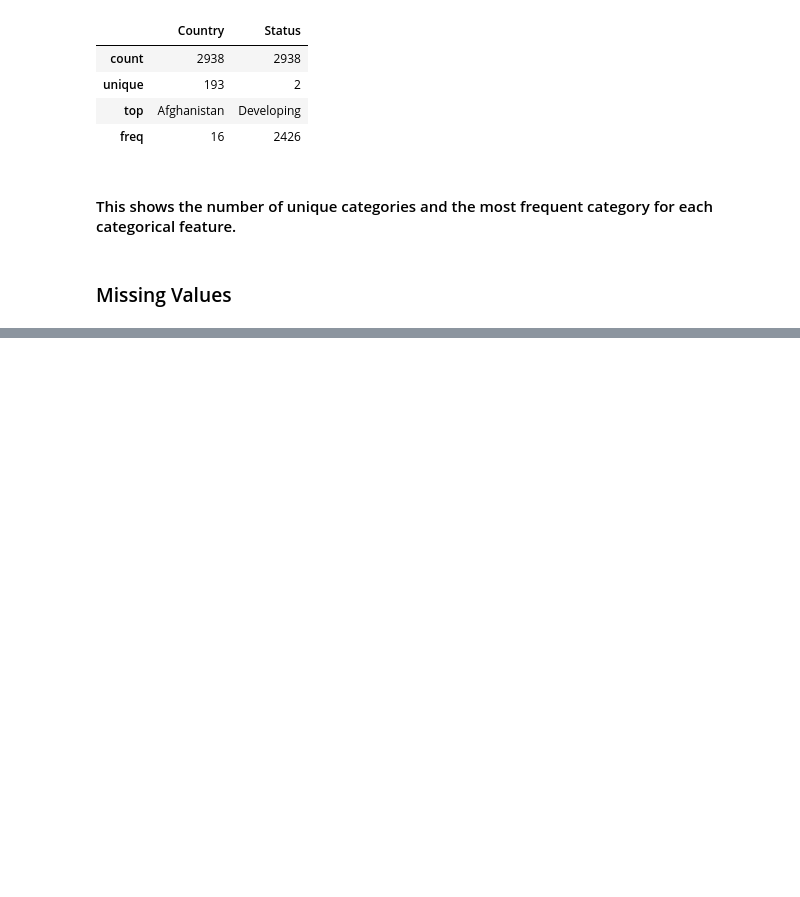
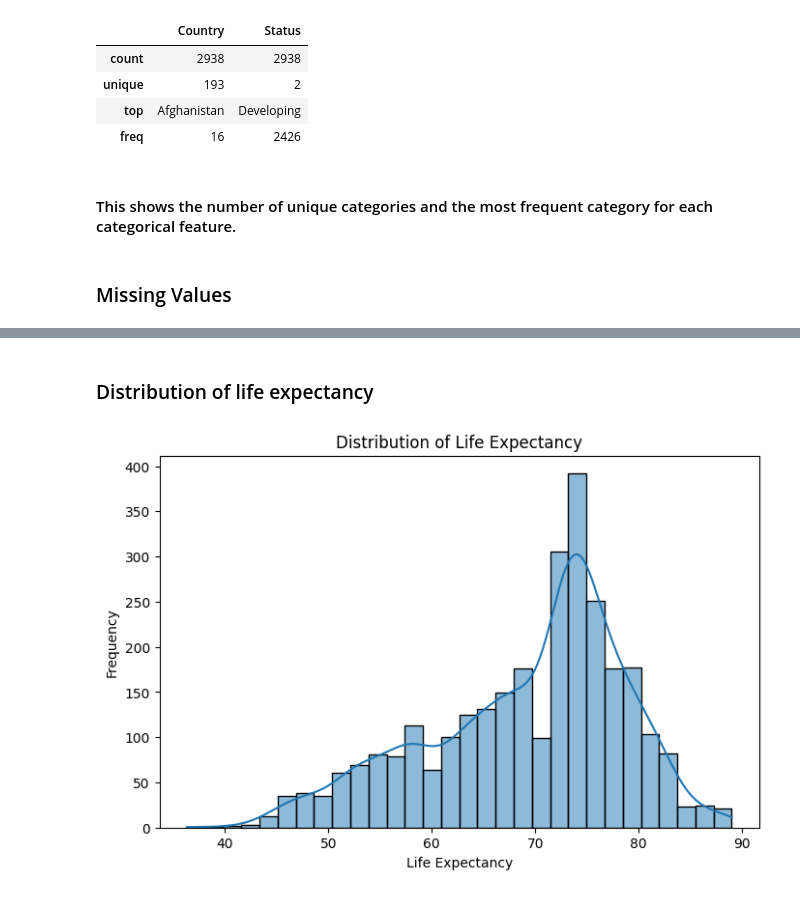
Before and after one commit to Kakul-07/EDA-Task, a Jupyter notebook: Life Expectancy/eda.ipynb, the cells around one changed output, grey strips where cells are left out. Drawn from its saved outputs; the diff is of its cells as text; code cells hidden in the pictures; blank space fills up the shorter version.

```diff
--- a/Life Expectancy/eda.ipynb
+++ b/Life Expectancy/eda.ipynb
@@ -136,0 +348,14 @@ dtype: int64
+# %%
+numeric_columns = df.select_dtypes(include=np.number).columns
+outlier_summary = []
+for column in numeric_columns:
+    Q1 = df[column].quantile(0.25)
+    Q3 = df[column].quantile(0.75)
+    IQR = Q3 - Q1
+    lower_limit = Q1 - 1.5 * IQR
+    upper_limit = Q3 + 1.5 * IQR
+    outliers = df[(df[column] < lower_limit) | (df[column] > upper_limit)]
+    outlier_summary.append([column, len(outliers), round((len(outliers) / len(df)) * 100, 2), lower_limit, upper_limit])
+outlier_summary = pd.DataFrame(outlier_summary,
+    columns=["Column", "Outlier Count", "Outlier Percentage", "Lower Limit", "Upper Limit"])
+outlier_summary
@@ -136,0 +380,9 @@ dtype: int64
+# %%
+columns_to_cap = [
+    "infant_deaths",
+    "under_five_deaths",
+    "gdp",
+    "population",
+    "hiv_aids",
+    "measles"
+]
@@ -136,0 +487,11 @@ dtype: int64
+# %% [markdown]
+### Distribution of life expectancy
+# %%
+plt.figure(figsize=(8, 5))
+sns.histplot(df["life_expectancy"], kde=True)
+plt.title("Distribution of Life Expectancy")
+plt.xlabel("Life Expectancy")
+plt.ylabel("Frequency")
+plt.show()
+# %% [output]
+[figure, added]
```
Also changed, not shown: parts of 48 cells of this notebook.
